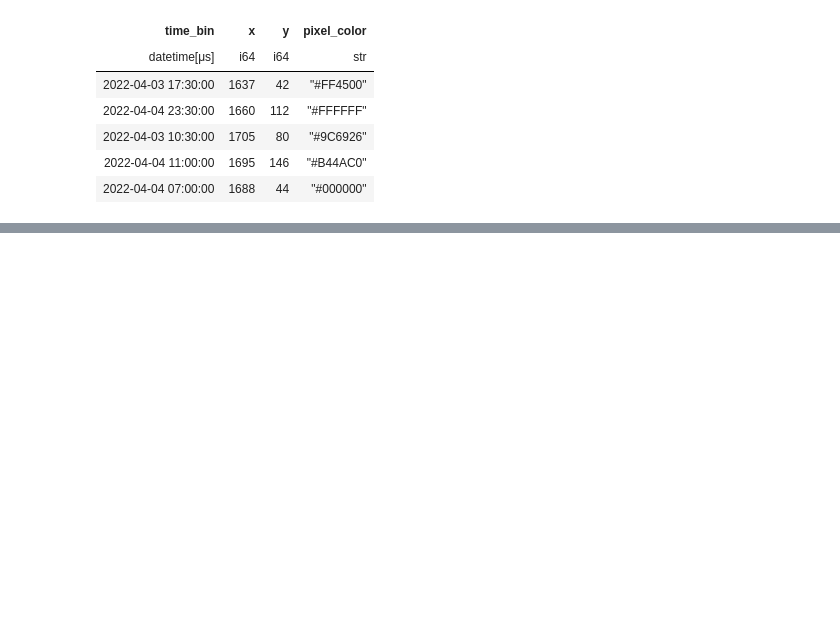
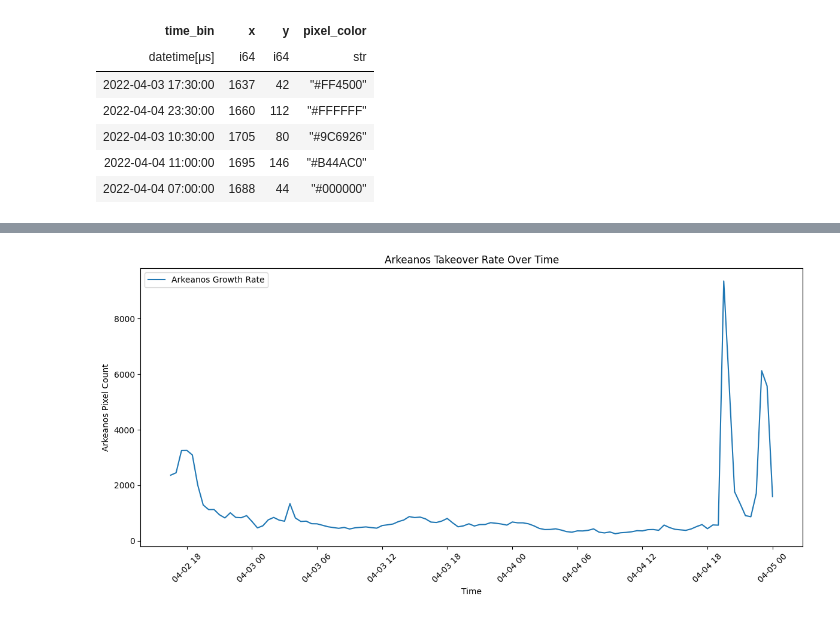
Before and after one commit to bchan42/csc369-analysis, a Jupyter notebook: week5/week_5.ipynb, the cells around one changed output, grey strips where cells are left out. Drawn from its saved outputs; the diff is of its cells as text; code cells hidden in the pictures; blank space fills up the shorter version.

Commit message:
finished takeover timelapse; added some data visuals

```diff
--- a/week5/week_5.ipynb
+++ b/week5/week_5.ipynb
@@ -226,0 +368,16 @@ imageio.mimsave("board2_timelapse.gif", frames, duration=0.25)  # gif, 0.25s per
+# %%
+# Group by pixel color and count occurrences
+color_counts = arkeanos_data.group_by("pixel_color").agg(
+    pl.count().alias("color_count")
+)
+
+# Sort the colors by frequency (in descending order)
+sorted_colors = color_counts.sort("color_count", descending=True)
+
+# Check the top colors
+top_colors = sorted_colors.head(10)  # Adjust 10 to whatever number of top colors you need
+
+# Extract the top colors into a list (or set) for arkeanos_colors
+arkeanos_colors = set(top_colors["pixel_color"])
+
+print(top_colors)
@@ -226,0 +402,26 @@ imageio.mimsave("board2_timelapse.gif", frames, duration=0.25)  # gif, 0.25s per
+# %%
+# Filter the DataFrame for Arkeanos colors and create a new column 'is_arkeanos'
+df_board2 = df_board2.with_columns(
+    pl.col("pixel_color").is_in(arkeanos_colors).alias("is_arkeanos")
+)
+
+# Group by time_bin and sum the 'is_arkeanos' to calculate the takeover rate
+growth_over_time = df_board2.group_by("time_bin").agg(
+    pl.sum("is_arkeanos").alias("arkeanos_growth")
+)
+
+# Convert to pandas for easier plotting
+growth_over_time_pd = growth_over_time.to_pandas()
+
+# Plot the takeover rate over time
+plt.figure(figsize=(12, 6))
+plt.plot(growth_over_time_pd["time_bin"], growth_over_time_pd["arkeanos_growth"], label="Arkeanos Growth Rate")
+plt.xlabel("Time")
+plt.ylabel("Arkeanos Pixel Count")
+plt.title("Arkeanos Takeover Rate Over Time")
+plt.xticks(rotation=45)
+plt.tight_layout()
+plt.legend()
+plt.show()
+# %% [output]
+[figure, added]
```
Also changed, not shown: parts of 25 cells of this notebook, 2 other files.
